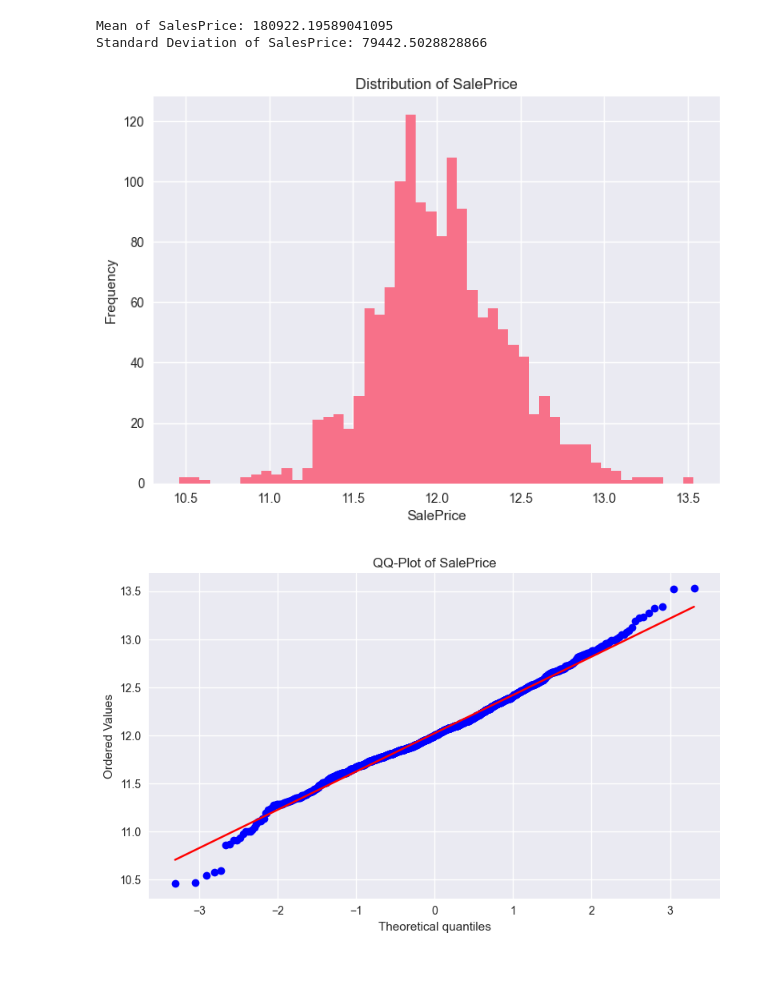
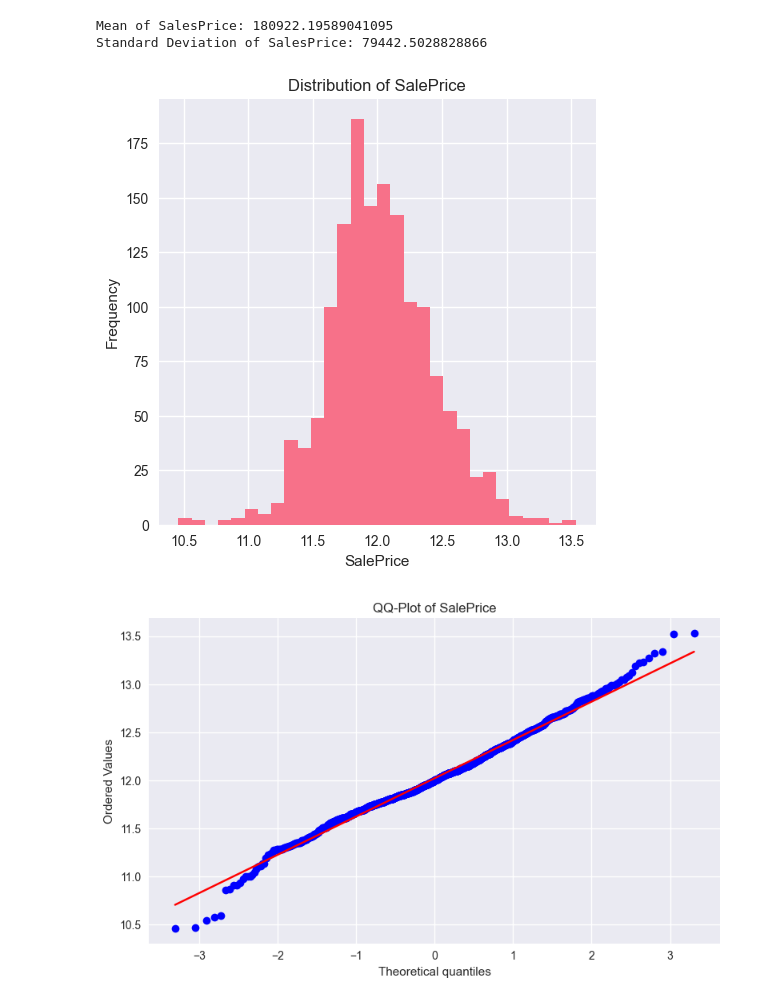
Before and after one commit to Yosesotomayor/retoCasas_v2, a Jupyter notebook: ML/notebooks/exploratorios/analisis_estadistico.ipynb, the cells around one changed output. Cells and saved outputs as stored; diff of their text form; code cells hidden in the pictures; blank space fills up the shorter version.

```diff
--- a/ML/notebooks/exploratorios/analisis_estadistico.ipynb
+++ b/ML/notebooks/exploratorios/analisis_estadistico.ipynb
@@ -18,8 +16,8 @@ pd.set_option('display.float_format', lambda x: '%.5f' % x)
 # %% [markdown]
 ---
 # %%
-train_data = "../../data/housing_data/train.csv"
-test_data = "../../data/housing_data/test.csv"
+train_data = "../../../data/housing_data/train.csv"
+test_data = "../../../data/housing_data/test.csv"
 df_train = pd.read_csv(train_data)
 # %% [markdown]
 ---
@@ -87,14 +85,13 @@ print("Standard Deviation of SalesPrice:",float(np.exp(df_train_processed['SaleP
 Mean of SalesPrice: 180922.19589041095
 Standard Deviation of SalesPrice: 79442.5028828866
 # %%
-# graph the distribution of SalePrice
-df_train_processed['SalePrice'].hist(bins=50)
+plot_hist_per_columns(df_train_processed, 'SalePrice', bins=30)
 plt.xlabel('SalePrice')
 plt.ylabel('Frequency')
 plt.title('Distribution of SalePrice')
 plt.show()
 # %% [output]
-[figure, old version]
+[figure, new version]
 # %%
 QQPlot(df_train_processed['SalePrice'])
 # %% [output]
```
Also changed, not shown: parts of 1 cell of this notebook.
